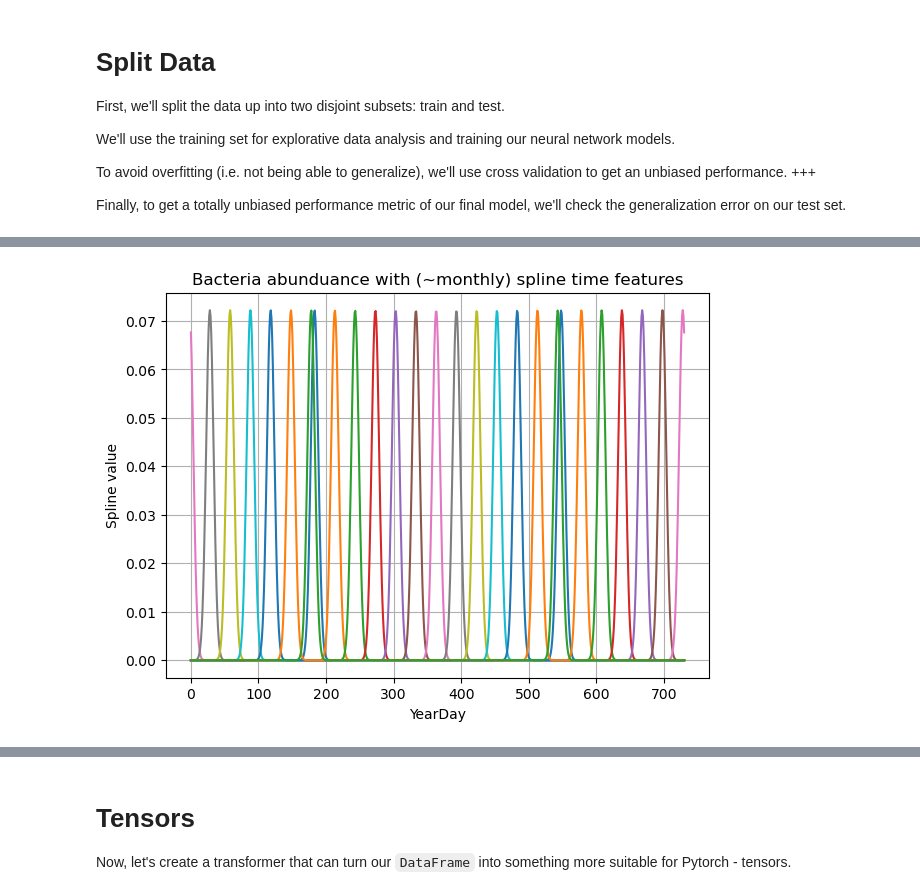
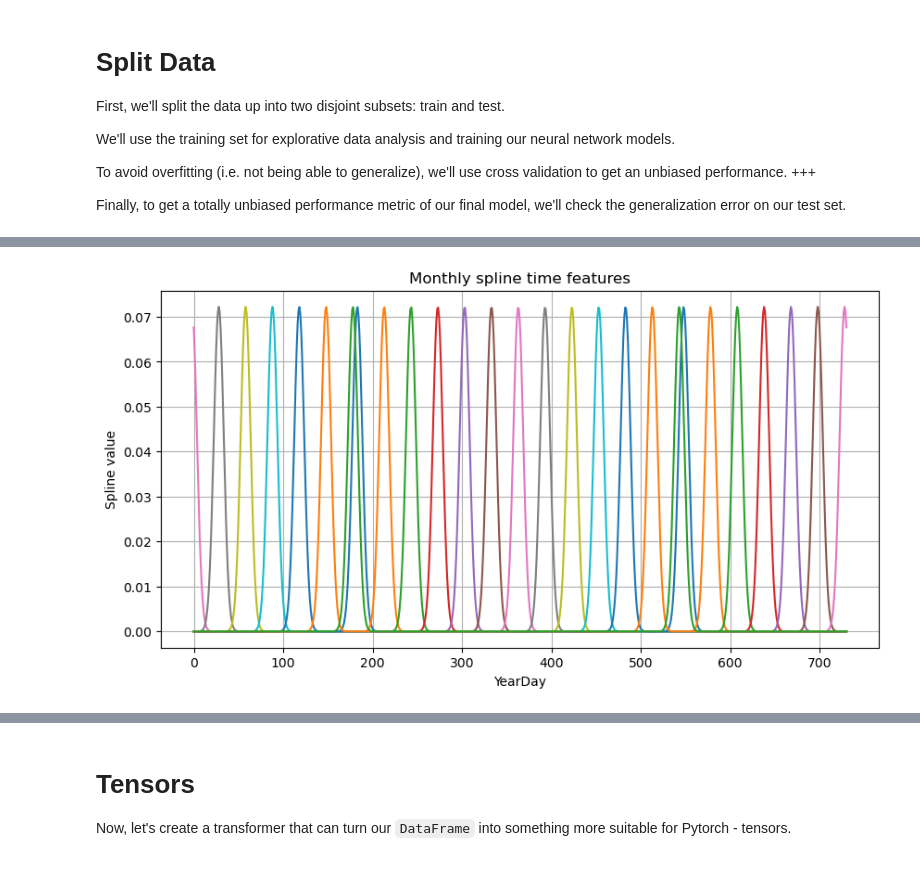
Before and after one commit to jonassterud/OCES5303_A2, a Jupyter notebook: ass2_oces5303_21335836.ipynb, the cells around one changed output, grey strips where cells are left out. Cells and saved outputs as stored; diff of their text form; code cells hidden in the pictures.

```diff
--- a/ass2_oces5303_21335836.ipynb
+++ b/ass2_oces5303_21335836.ipynb
@@ -227,22 +245,24 @@ Xy_train
 # %%
+## Visualize cyclic ability
+
 df_time = pd.DataFrame(
     np.linspace(0, 365 * 2, 365 * 2).reshape(-1, 1),
     columns=["YearDay"],
 )
 
 df_cyclic_features = t_cyclic_spline.set_output(transform="pandas").fit_transform(df_time)
 df_cyclic_features["YearDay"] = df_time["YearDay"]
 
-plt.figure(figsize=(7, 5))
+plt.figure(figsize=(10, 5))
 for i in range(0, 365, 30):
     plt.plot(df_cyclic_features["YearDay"], df_cyclic_features[f"YearDay_sp_{i}"])
 plt.xlabel("YearDay")
 plt.ylabel("Spline value")
-plt.title(f"Bacteria abunduance with (monthly) spline time features")
+plt.title(f"Monthly spline time features")
 plt.grid()
 plt.show()
 # %% [output]
-[figure, old version]
+[figure, new version]
 # %%
 ## Create trigonmetric transformer
 
```
Also changed, not shown: parts of 14 cells of this notebook.
